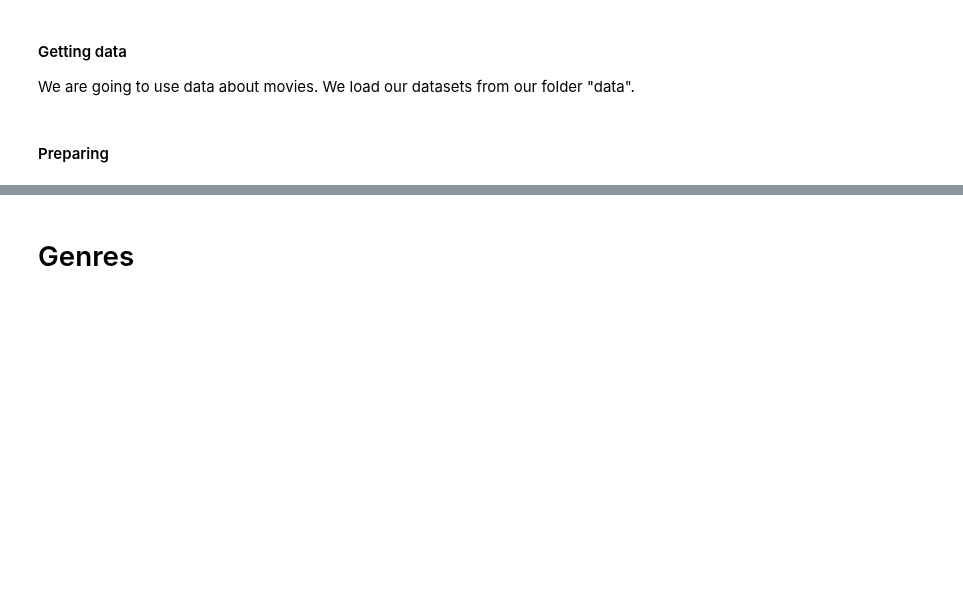
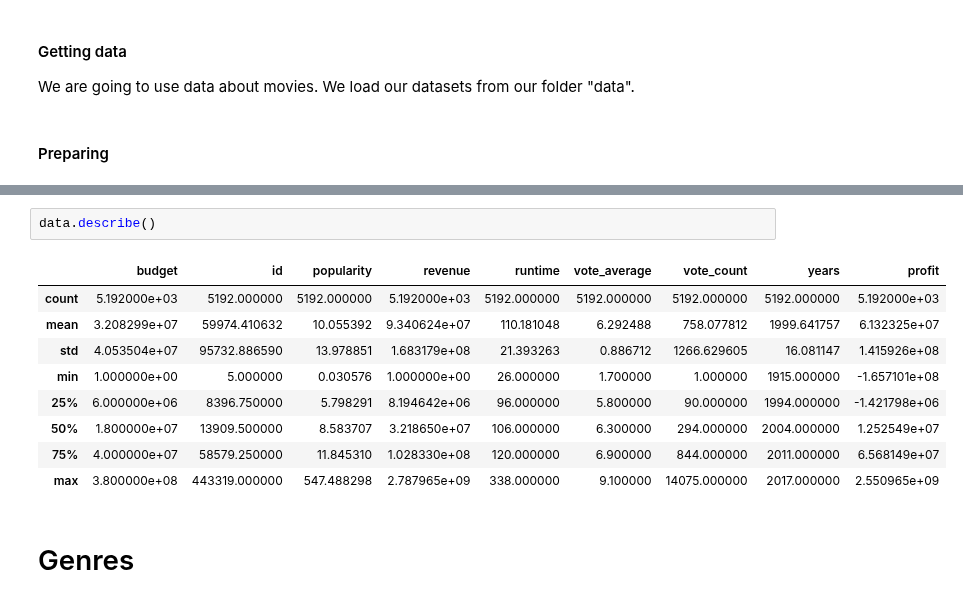
Before and after one commit to MieThorberg/MovieMatch, a Jupyter notebook: Analyzer.ipynb, the cells around one changed output, grey strips where cells are left out. Saved outputs shown, nothing was run; the diff lists cells and outputs as text; blank space fills up the shorter version.

```diff
--- a/Analyzer.ipynb
+++ b/Analyzer.ipynb
@@ -37,3 +59,15 @@ data
+# %%
+data.describe()
+# %% [output]
+|  | budget | id | popularity | revenue | runtime | vote_average | vote_count | years | profit |
+| count | 5.192000e+03 | 5192.000000 | 5192.000000 | 5.192000e+03 | 5192.000000 | 5192.000000 | 5192.000000 | 5192.000000 | 5.192000e+03 |
+| mean | 3.208299e+07 | 59974.410632 | 10.055392 | 9.340624e+07 | 110.181048 | 6.292488 | 758.077812 | 1999.641757 | 6.132325e+07 |
+| std | 4.053504e+07 | 95732.886590 | 13.978851 | 1.683179e+08 | 21.393263 | 0.886712 | 1266.629605 | 16.081147 | 1.415926e+08 |
+| min | 1.000000e+00 | 5.000000 | 0.030576 | 1.000000e+00 | 26.000000 | 1.700000 | 1.000000 | 1915.000000 | -1.657101e+08 |
+| 25% | 6.000000e+06 | 8396.750000 | 5.798291 | 8.194642e+06 | 96.000000 | 5.800000 | 90.000000 | 1994.000000 | -1.421798e+06 |
+| 50% | 1.800000e+07 | 13909.500000 | 8.583707 | 3.218650e+07 | 106.000000 | 6.300000 | 294.000000 | 2004.000000 | 1.252549e+07 |
+| 75% | 4.000000e+07 | 58579.250000 | 11.845310 | 1.028330e+08 | 120.000000 | 6.900000 | 844.000000 | 2011.000000 | 6.568149e+07 |
+| max | 3.800000e+08 | 443319.000000 | 547.488298 | 2.787965e+09 | 338.000000 | 9.100000 | 14075.000000 | 2017.000000 | 2.550965e+09 |
 # %% [markdown]
 # Genres
 # %%
```
Also changed, not shown: parts of 16 cells of this notebook, 1 other file.
